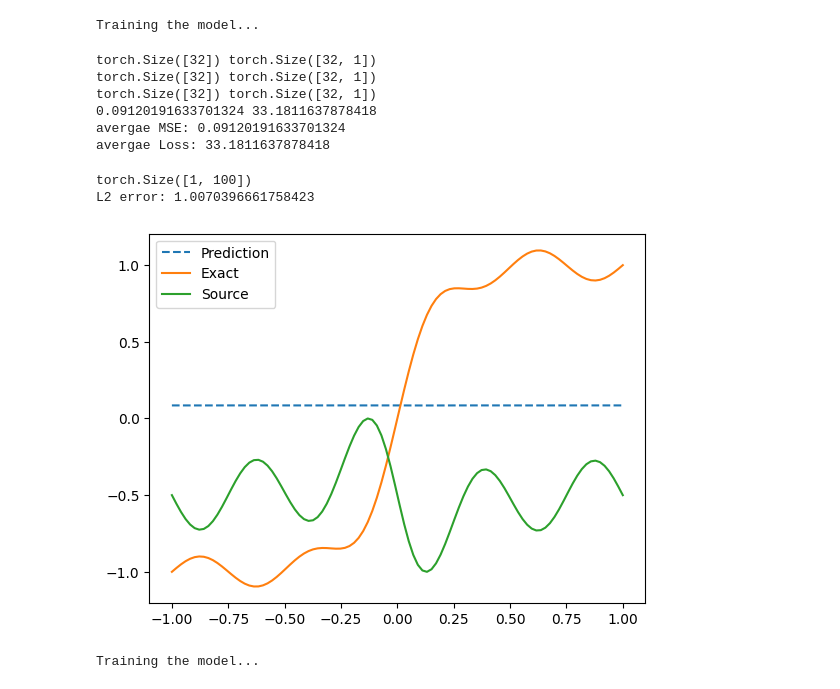
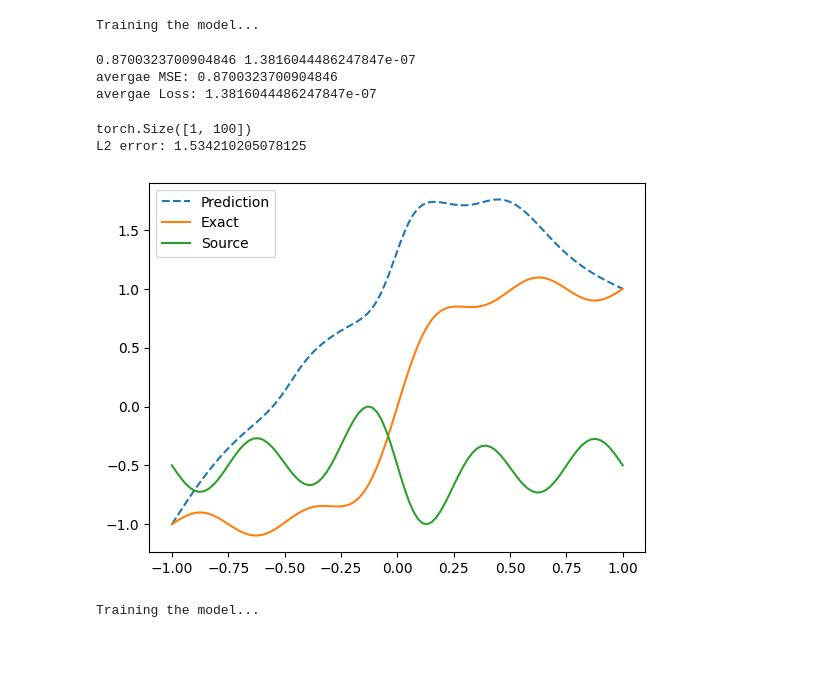
Before and after one commit to Mohammed-khlifi/NeuralPDE-Solver, a Jupyter notebook: main.ipynb, the cells around one changed output. Cells and saved outputs as stored; diff of their text form; code cells hidden in the pictures; blank space fills up the shorter version.

```diff
--- a/main.ipynb
+++ b/main.ipynb
@@ -114,7 +24,7 @@ device = "cuda" if torch.cuda.is_available() else "cpu"
 d = pdeOperator()
 
 R = 1.0  # radius
-coords = [torch.linspace(-R, R, 32)]
+coords = [torch.linspace(-R, R, 10)]
 
 # Define operator for Poiseuille flow
 operator = lambda u, x: d.derivative(u, x, order=2)
@@ -125,10 +35,10 @@ f = lambda x: (-1.6 * (torch.pi**2) * torch.sin(torch.pi * x * 4) - 50 * torch.t
 u_exact = lambda x: 0.1*torch.sin(torch.pi*x*4) + torch.tanh(5*x)
 # %%
 import numpy as np
-#lploss = LpLoss(d=1, p=1, reduction=True)
-#v_loss = VariationalLoss(dim=1, dx=1/32, reduction="mean" , integration_method="simpson")
+lploss = LpLoss(d=1, p=1, reduction='mean')
+v_loss = VariationalLoss(dim=1, dx=1/32, reduction="mean" , integration_method="simpson")
 
-solver = Solver(hidden_size=100, num_layers=1, learning_rate=0.01, device=None, wandb_logs=False, name=None)
+solver = Solver(hidden_size=100, num_layers=1, learning_rate=0.001, device=None, wandb_logs=False, name=None)
 TF =False
 
 pde_configurations = OperatorConfig(
@@ -138,7 +48,7 @@ pde_configurations = OperatorConfig(
             u_exact=u_exact,
             trainable=TF,
             weight_function= lambda x: torch.exp(-x),
-            pde_loss = None,
+            pde_loss = v_loss,
             adaptive_nodes = 0,
             update_rate = 100,
 
@@ -169,7 +79,7 @@ MSE = []
 Loss = []
 
 for i in range(1):
-    model ,mse , loss , new_coords , risid = solver.solve(dimensions =1, epochs = 3 , coords = coords, pde_configurations = pde_configurations, boundary_conditions = bcs)
+    model ,mse , loss , new_coords , risid = solver.solve(dimensions =1, epochs = 1000 , coords = coords, pde_configurations = pde_configurations, boundary_conditions = bcs)
     MSE.append(mse)
     Loss.append(loss)
     print(mse, loss)
@@ -179,31 +89,28 @@ print(f"avergae MSE: {np.mean(MSE)}")
 print(f"avergae Loss: {np.mean(Loss)}")
 # %% [output]
 Training the model...
-torch.Size([32]) torch.Size([32, 1])
-torch.Size([32]) torch.Size([32, 1])
-torch.Size([32]) torch.Size([32, 1])
-0.09120191633701324 33.1811637878418
-avergae MSE: 0.09120191633701324
-avergae Loss: 33.1811637878418
+0.8700323700904846 1.3816044486247847e-07
+avergae MSE: 0.8700323700904846
+avergae Loss: 1.3816044486247847e-07
 # %%
 x = torch.linspace(-1, 1 , 100).to(device)
 print(x.unsqueeze(0).shape)
 f_exact = (f(x) - f(x).max())/(f(x).max() - f(x).min())
-u_pred = model(f_exact.unsqueeze(1))
+u_pred = model(x.unsqueeze(1))
 exact = u_exact(x.unsqueeze(-1))
 
 
 l2 = lploss(u_pred, exact)
 print(f"L2 error: {l2}")
 plt.plot(x.cpu().detach().numpy().squeeze(), u_pred.cpu().detach().numpy().squeeze(), label="Prediction", linestyle="--")
 plt.plot(x.cpu().detach().numpy().squeeze(), u_exact(x).cpu().detach().numpy().squeeze(), label="Exact")
 plt.plot(x.cpu().detach().numpy().squeeze(), f_exact.cpu().detach().numpy().squeeze(), label="Source")
 plt.legend()
 plt.show()
 # %% [output]
 torch.Size([1, 100])
-L2 error: 1.0070396661758423
+L2 error: 1.534210205078125
-[figure, old version]
+[figure, new version]
 # %%
 pde_configurations = OperatorConfig(
             operator=operator,
```
Also changed, not shown: parts of 4 cells of this notebook, 15 other files.
